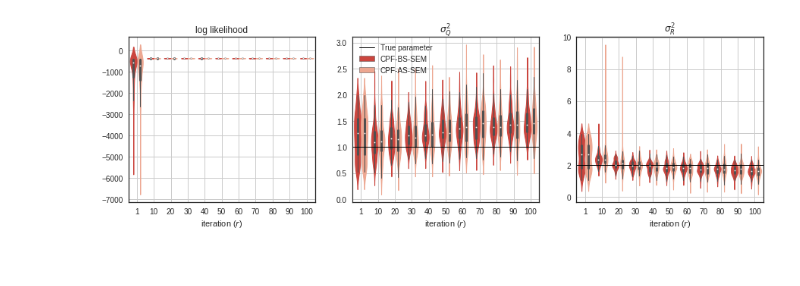
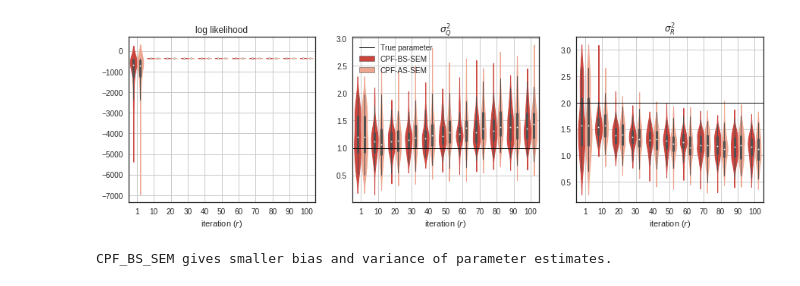
Before and after one commit to tchau218/parEMDA, a Jupyter notebook: test_Lorenz63_EM.ipynb, the cells around one changed output. Drawn from its saved outputs; the diff is of its cells as text; code cells hidden in the pictures.

```diff
--- a/test_Lorenz63_EM.ipynb
+++ b/test_Lorenz63_EM.ipynb
@@ -58,7 +58,7 @@ sigma = 10;rho = 28;beta = 8./3 # physical parameters
 #m = lambda x: l63_predict(x, dt, sigma, rho, beta) # python version (slow)
 fmdl=mdl_l63.M(sigma=sigma, rho=rho, beta=beta, dtcy=dt)
 m = lambda x: fmdl.integ(x) # dynamical model (fortran version (fast))
-jacF = lambda x: l63_jac(x, dt, sigma, rho, beta) # Jacobian matrix (for EKS_EM only) of the dynamical model
+jacM = lambda x: l63_jac(x, dt, sigma, rho, beta) # Jacobian matrix (for EKS_EM only) of the dynamical model
 
 dy = 2 # dimension of the observations
 H = np.eye(dx)
@@ -96,3 +96,21 @@ xb, B, x0_tru = climat_background(m,Q_true, x0_true, 1000,prng)
 # (In case of given the true initial state)
 B = np.eye(dx) *sig2_Q
 xb= X_learning[:,0]
+
+# Plot simulated data
+time_learning = np.arange(T+1)
+sns.set_style("white")
+plt.rcParams['figure.figsize'] = (15, 5)
+plt.figure()
+plt.plot(time_learning[1:],Y_learning[0,:].T, 'k.', markersize = 6);
+plt.plot(time_learning[1:],Y_learning[1,:].T, 'k.', markersize = 6);
+
+plt.plot(time_learning[1:],X_learning[0,1:].T, 'k-', linewidth =1)
+plt.plot(time_learning[1:],X_learning[1,1:].T, '-', color='gray', linewidth =1)
+plt.plot(time_learning[1:],X_learning[2,1:].T, 'k-', linewidth =1)
+#plt.legend(loc = 'lower center', ncol =1)
+plt.title('Simulated data with observations (points) and true state (curve). Gray curve is unoberved state variable ($x_2$).')
+plt.xlim([1,T])
+plt.xlabel('time ($t$)')
+plt.grid()
+plt.show()
@@ -362,13 +257,13 @@ plt.show()
 ind_box = np.arange(0,N_iter+1,10)
 ind_box[1:] = ind_box[1:]-1
 
-data_CAS_Q = Q_rep[1,:,ind_box].T
-data_CAS_R = R_rep[1,:,ind_box].T
-data_CAS_llh = loglik_rep[1,:,ind_box].T
+data_CAS_Q = Q_rep[0,:,ind_box].T
+data_CAS_R = R_rep[0,:,ind_box].T
+data_CAS_llh = loglik_rep[0,:,ind_box].T
 
-data_CPS_Q = Q_rep[2,:,ind_box].T
-data_CPS_R = R_rep[2,:,ind_box].T
-data_CPS_llh = loglik_rep[2,:,ind_box].T
+data_CPS_Q = Q_rep[1,:,ind_box].T
+data_CPS_R = R_rep[1,:,ind_box].T
+data_CPS_llh = loglik_rep[1,:,ind_box].T
 
 my_color = "Reds_r" #{"CPF-BS-SEM":"xkcd:light red", "CPF-AS-SEM":"xkcd:light blue"}
 my_labels = ["CPF-BS-SEM", "CPF-AS-SEM", "EnKS-EM"]
@@ -400,31 +295,34 @@ est = np.concatenate((data_CPS_Q.T.reshape(len(ind_box)*rep), data_CAS_Q.T.resha
 methods = np.concatenate((np.repeat("CPF-BS-SEM",len(ind_box)*rep), np.repeat("CPF-AS-SEM",len(ind_box)*rep)))
 df = {'iterations':iterations,'est':est,'methods': methods}
 DAT = pd.DataFrame(data=df)
 plt.subplot(132)
 line2 = sns.violinplot(x ='iterations',y= 'est', hue= 'methods', data= DAT, palette= my_color, linewidth=1).set_ylabel('')
 line1 = plt.plot((-0.5,10.5*N_iter/100),(sig2_Q,sig2_Q),'-k',linewidth=1, label = 'True parameter' )
 #line0 = plt.plot((-0.5,10.5),(np.squeeze(Q_EKS[:,:,-1]),np.squeeze(Q_EKS[:,:,-1])),'--k',linewidth=1,label = 'True MLE')
 plt.legend(frameon=False, loc= 'best')
 plt.xlabel('iteration ($r$)')
 plt.title(r'$\sigma_Q^2$')
 plt.grid()
 #plt.xlim([-.25,5.5])
 #plt.ylim([-0.25,2.5])
 
 est = np.concatenate(((data_CPS_R.T).reshape(len(ind_box)*rep), (data_CAS_R.T).reshape(len(ind_box)*rep)))
 methods = np.concatenate((np.repeat("CPF-BS-SEM",len(ind_box)*rep), np.repeat("CPF-AS-SEM",len(ind_box)*rep)))
 df = {'iterations':iterations,'est':est,'methods': methods}
 DAT = pd.DataFrame(data=df)
 plt.subplot(133)
 line2 = sns.violinplot(x ='iterations',y= 'est', hue= 'methods', data= DAT, palette= my_color, linewidth=1).set_ylabel('')
 line1 = plt.plot((-0.5,10.5*N_iter/100),(sig2_R,sig2_R),'-k',linewidth=1, label = 'True parameter' )
 #line0 = plt.plot((-0.5,10.5),(np.squeeze(R_EKS[:,:,-1]),np.squeeze(R_EKS[:,:,-1])),'--k',linewidth=1,label = 'True MLE')
 plt.legend('',frameon=False, loc= 'best')
 plt.xlabel('iteration ($r$)')
 plt.title(r'$\sigma_R^2$')
 plt.grid()
 #plt.xlim([-.25,5.5])
 #plt.ylim([0,10])
 plt.show()
+
+print("CPF_BS_SEM gives smaller bias and variance of parameter estimates.")
 # %% [output]
-[figure, old version]
+[figure, new version]
+CPF_BS_SEM gives smaller bias and variance of parameter estimates.
```
Also changed, not shown: parts of 6 cells of this notebook, 2 other files.
